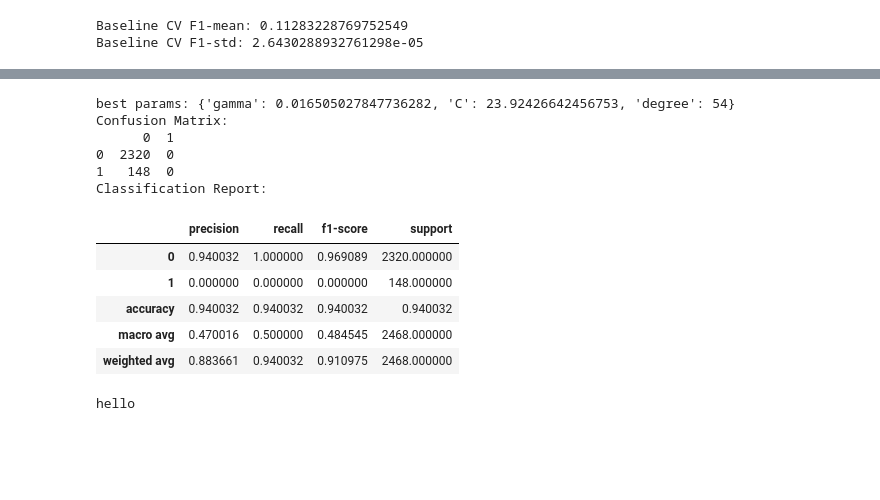
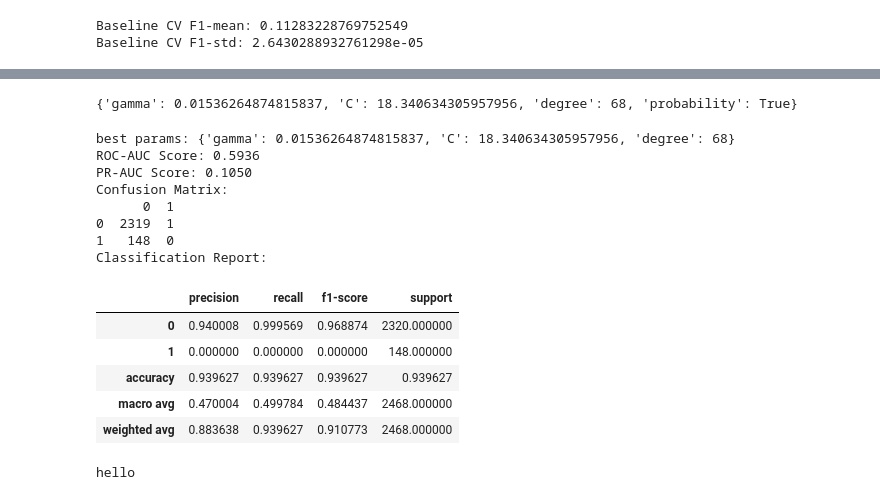
Before and after one commit to enxinn/DSA4263_VehicleInsuranceFraud, a Jupyter notebook: src/SVC.ipynb, the cells around one changed output, grey strips where cells are left out. Saved outputs shown, nothing was run; the diff lists cells and outputs as text; code cells hidden in the pictures; blank space fills up the shorter version.

```diff
--- a/src/SVC.ipynb
+++ b/src/SVC.ipynb
@@ -142,30 +157,38 @@ study_SVC.optimize(objective, n_trials=100, show_progress_bar=True, n_jobs=-1)
+# %%
+sv = study_SVC.best_params
+sv['probability'] = True
+print(sv)
+# %% [output]
+{'gamma': 0.01536264874815837, 'C': 18.340634305957956, 'degree': 68, 'probability': True}
 # %%
-best = SVC(**study_SVC.best_params)
+best = SVC(**sv)
 best.fit(X_train, y_train)
 
 y_pred_svc = best.predict(X_val)
-# y_proba_svc = best.predict_proba(X_test)[:,1]
+y_proba_svc = best.predict_proba(X_test)[:,1]
 
 print("best params:", study_SVC.best_params)
-# print(f"ROC-AUC Score: {roc_auc_score(y_test, y_proba_svc):.4f}")
-# print(f"PR-AUC Score: {average_precision_score(y_test, y_proba_svc):.4f}")
+print(f"ROC-AUC Score: {roc_auc_score(y_test, y_proba_svc):.4f}")
+print(f"PR-AUC Score: {average_precision_score(y_test, y_proba_svc):.4f}")
 print("Confusion Matrix:")
 print(pd.DataFrame(confusion_matrix(y_val, y_pred_svc)))
 print("Classification Report:")
 pd.DataFrame(classification_report(y_val, y_pred_svc, output_dict=True)).transpose()
 # %% [output]
-best params: {'gamma': 0.016505027847736282, 'C': 23.92426642456753, 'degree': 54}
+best params: {'gamma': 0.01536264874815837, 'C': 18.340634305957956, 'degree': 68}
+ROC-AUC Score: 0.5936
+PR-AUC Score: 0.1050
 Confusion Matrix:
       0  1
-0  2320  0
+0  2319  1
 1   148  0
 Classification Report:
 |  | precision | recall | f1-score | support |
-| 0 | 0.940032 | 1.000000 | 0.969089 | 2320.000000 |
+| 0 | 0.940008 | 0.999569 | 0.968874 | 2320.000000 |
 | 1 | 0.000000 | 0.000000 | 0.000000 | 148.000000 |
-| accuracy | 0.940032 | 0.940032 | 0.940032 | 0.940032 |
-| macro avg | 0.470016 | 0.500000 | 0.484545 | 2468.000000 |
-| weighted avg | 0.883661 | 0.940032 | 0.910975 | 2468.000000 |
+| accuracy | 0.939627 | 0.939627 | 0.939627 | 0.939627 |
+| macro avg | 0.470004 | 0.499784 | 0.484437 | 2468.000000 |
+| weighted avg | 0.883638 | 0.939627 | 0.910773 | 2468.000000 |
 # %%
 print("hello")
 # %% [output]
```
Also changed, not shown: parts of 2 cells of this notebook.
